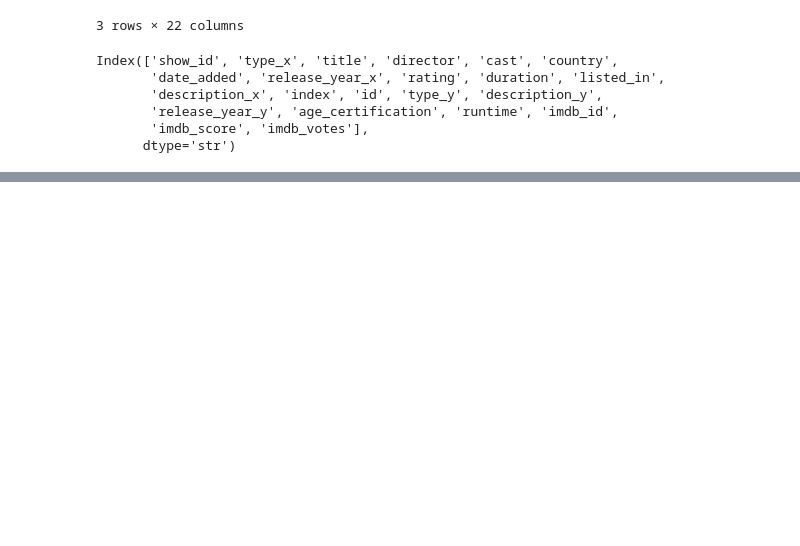
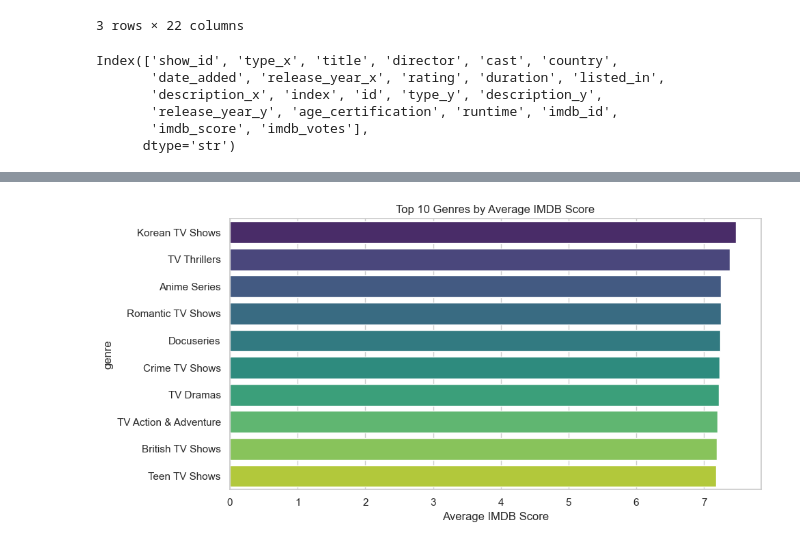
Before and after one commit to elif-aksy/netflix-success-prediction-dsa210termproject, a Jupyter notebook: notebooks/eda.ipynb, the cells around one changed output, grey strips where cells are left out. Cells and saved outputs as stored; diff of their text form; code cells hidden in the pictures; blank space fills up the shorter version.

```diff
--- a/notebooks/eda.ipynb
+++ b/notebooks/eda.ipynb
@@ -111,0 +196,17 @@ print(df.shape)
+# %%
+#top 10 genres by average composite score
+genre_df = df.copy()
+genre_df['genre'] = genre_df['listed_in'].str.split(', ')
+genre_df = genre_df.explode('genre')
+
+top_genres = genre_df.groupby('genre')['imdb_score'].agg(['mean', 'count'])
+top_genres = top_genres[top_genres['count'] >= 30].sort_values('mean', ascending=False).head(10)
+
+plt.figure(figsize=(10, 5))
+sns.barplot(x=top_genres['mean'], y=top_genres.index, hue=top_genres.index, palette='viridis', legend=False)
+plt.title('Top 10 Genres by Average IMDB Score')
+plt.xlabel('Average IMDB Score')
+plt.tight_layout()
+plt.show()
+# %% [output]
+[figure, added]
```
Also changed, not shown: parts of 18 cells of this notebook.
